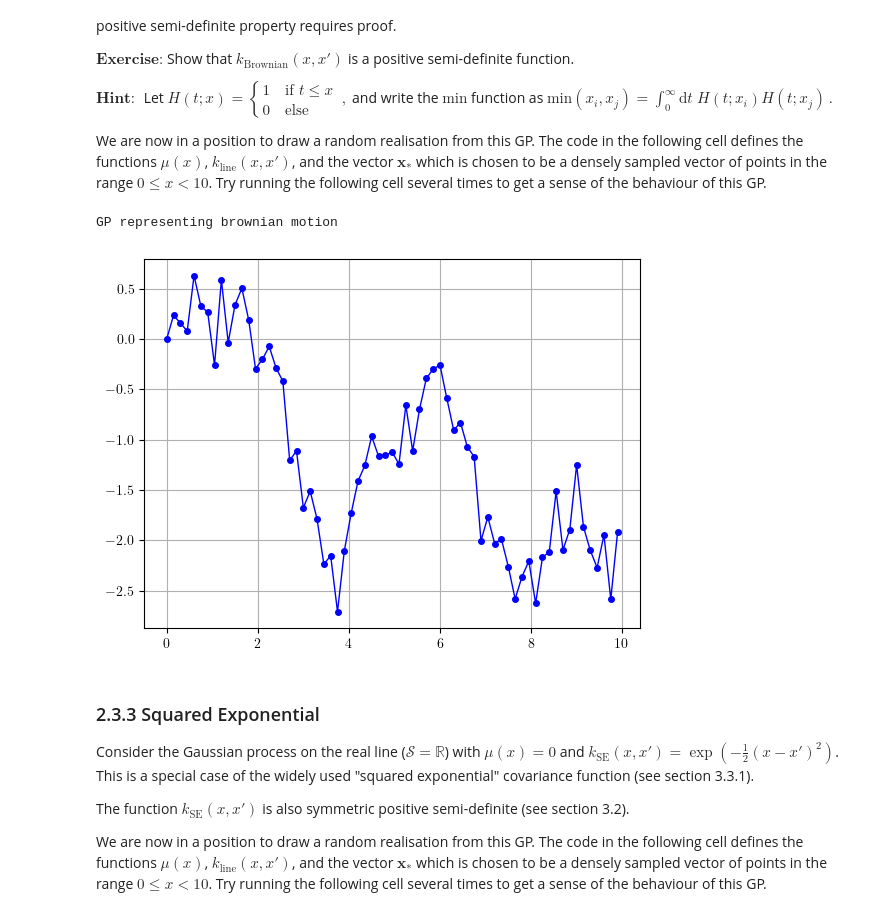
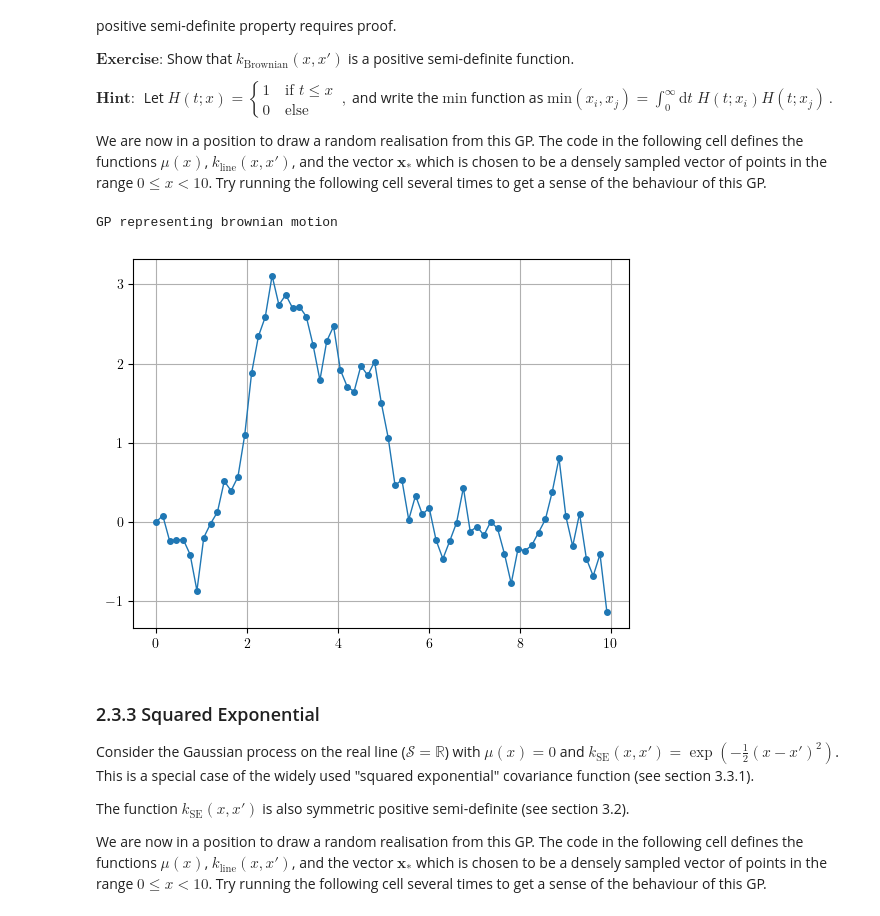
Before and after one commit to stasbabak/GPR_Chris_Zoheyr, a Jupyter notebook: dev/Babak_GPRlecture_LIDA2022.ipynb, the cells around one changed output. Drawn from its saved outputs; the diff is of its cells as text; code cells hidden in the pictures.

```diff
--- a/dev/Babak_GPRlecture_LIDA2022.ipynb
+++ b/dev/Babak_GPRlecture_LIDA2022.ipynb
@@ -268,33 +275,33 @@ We are now in a position to draw a random realisation from this GP. The code in
 # %%
 print ('GP representing brownian motion')
 
 # The mean function of the GP
 def mu ( x ):
     return 0
 
 # The covariance function of the GP
 def k_Brownian ( x , y ):
     return min ( x , y )
 
 # The sampling points
 x_star = np.arange ( 0 , 10 , 0.15 )
 
 # The mean N-vector - formed from the mean function, mu
 M = np.array ( [ mu(x) for x in x_star ] )
 
 # The N by N covariance matrix - formed from the covariance function, k.
 K = np.array( [ [ k_Brownian(x,y) for x in x_star ] for y in x_star ] )
 
 # A random realisation of the function values - drawn from the multivariate Gaussian distribution ~ N(M,K)
 f_star = np.random.multivariate_normal ( M , K )
 
 # Plot a realisation of the GP
-plt.plot ( x_star , f_star , linewidth=1 , marker='o' , markersize=4 , color='b' )
+plt.plot ( x_star , f_star , linewidth=1 , marker='o' , markersize=4 )
 plt.grid(True)
 plt.show ( )
 # %% [output]
 GP representing brownian motion
-[figure, old version]
+[figure, new version]
 # %% [markdown]
 ### 2.3.3 Squared Exponential
 
```
Also changed, not shown: parts of 29 cells of this notebook, 1 other file.
